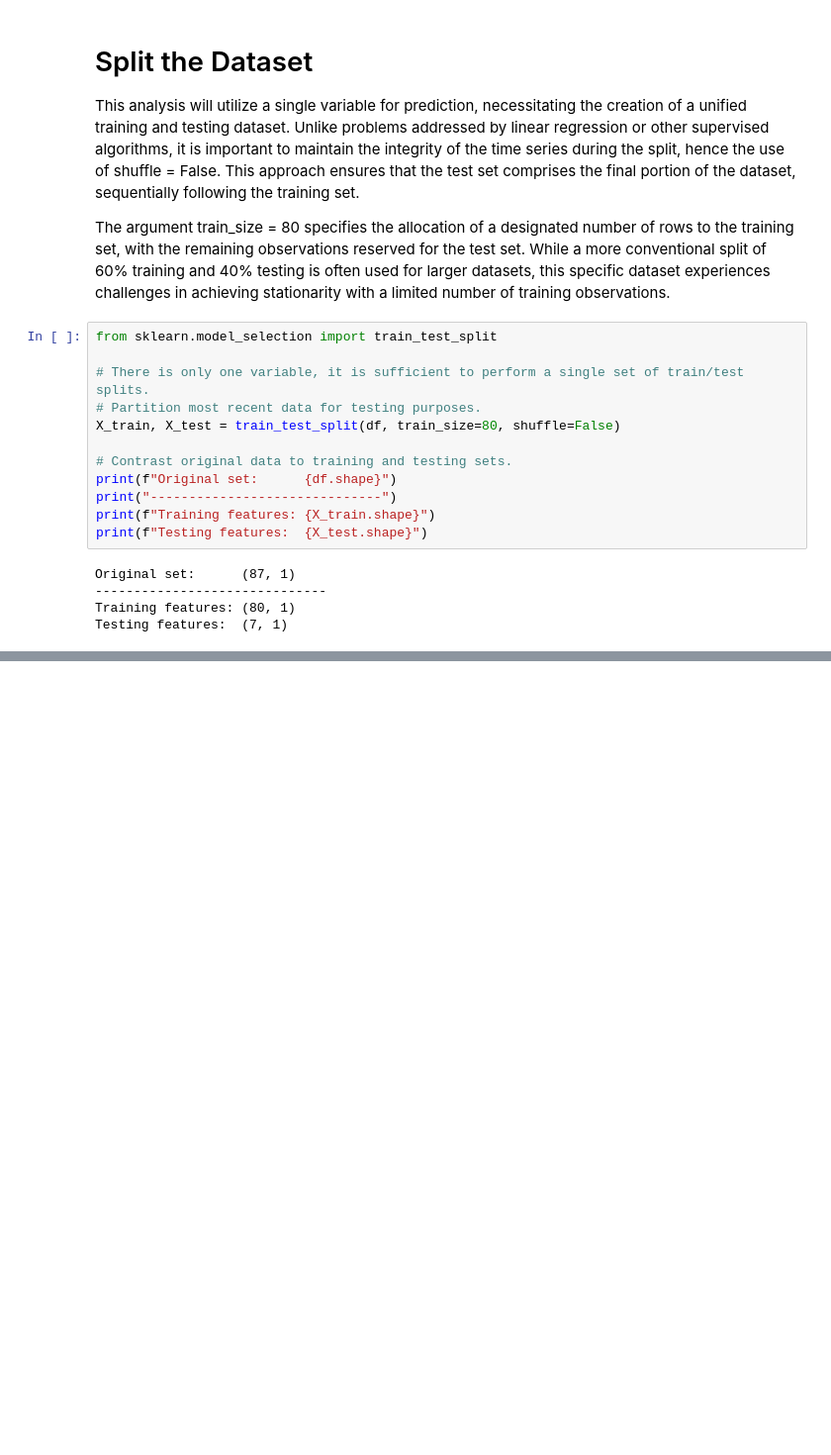
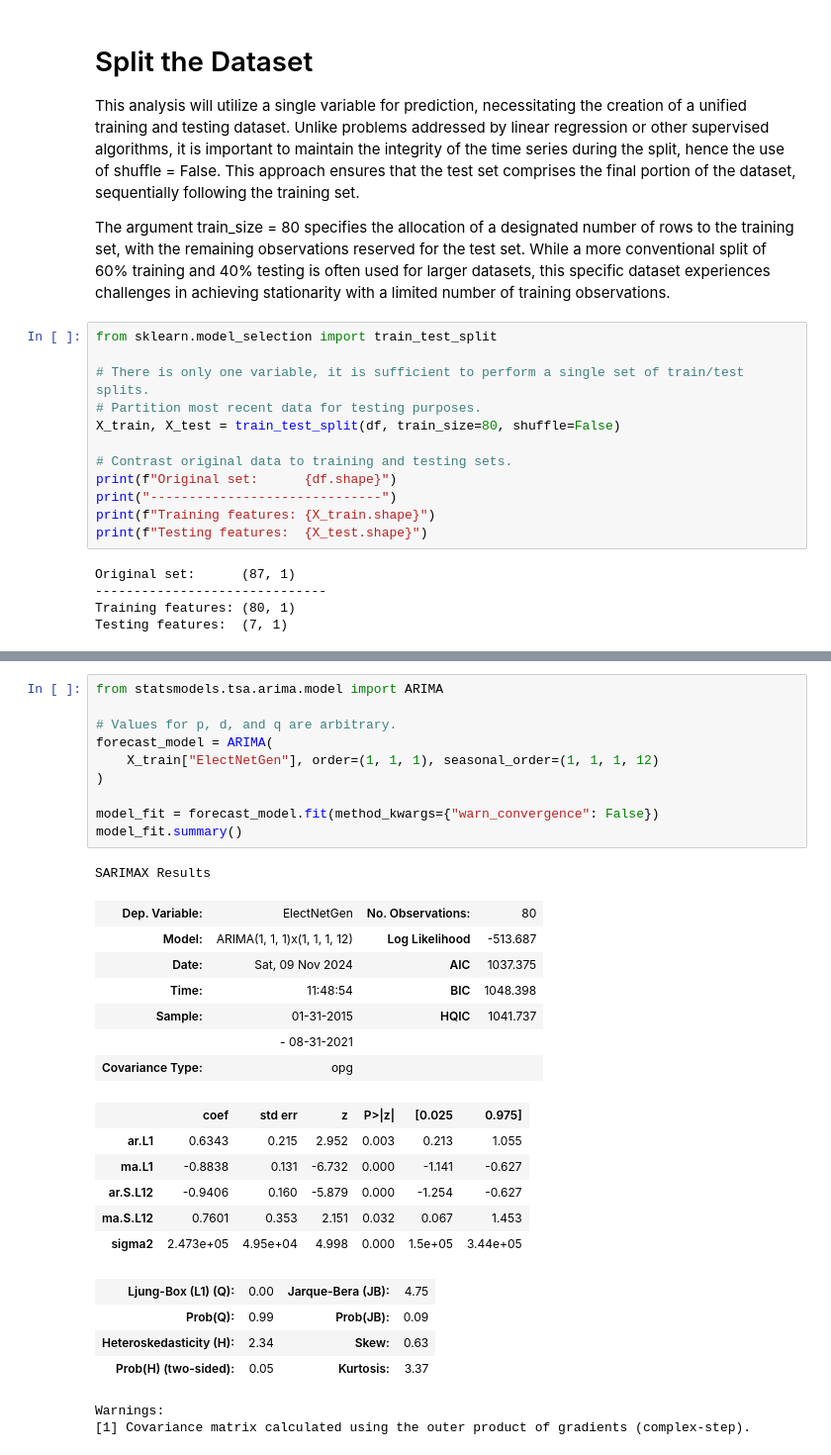
Before and after one commit to tyrantdavis/Forecasting-Solar-Power, a Jupyter notebook: SolarPower.ipynb, the cells around one changed output, grey strips where cells are left out. Shown at 99% size. Drawn from its saved outputs; the diff is of its cells as text; blank space fills up the shorter version.

Commit message:
Generate seasonal ARIMA model.

```diff
--- a/SolarPower.ipynb
+++ b/SolarPower.ipynb
@@ -205,0 +223,31 @@ Testing features:  (7, 1)
+# %%
+from statsmodels.tsa.arima.model import ARIMA
+
+# Values for p, d, and q are arbitrary.
+forecast_model = ARIMA(
+    X_train["ElectNetGen"], order=(1, 1, 1), seasonal_order=(1, 1, 1, 12)
+)
+
+model_fit = forecast_model.fit(method_kwargs={"warn_convergence": False})
+model_fit.summary()
+# %% [output]
+SARIMAX Results
+| Dep. Variable: | ElectNetGen | No. Observations: | 80 |
+| Model: | ARIMA(1, 1, 1)x(1, 1, 1, 12) | Log Likelihood | -513.687 |
+| Date: | Sat, 09 Nov 2024 | AIC | 1037.375 |
+| Time: | 11:48:54 | BIC | 1048.398 |
+| Sample: | 01-31-2015 | HQIC | 1041.737 |
+|  | - 08-31-2021 |  |  |
+| Covariance Type: | opg |  |  |
+|  | coef | std err | z | P>|z| | [0.025 | 0.975] |
+| ar.L1 | 0.6343 | 0.215 | 2.952 | 0.003 | 0.213 | 1.055 |
+| ma.L1 | -0.8838 | 0.131 | -6.732 | 0.000 | -1.141 | -0.627 |
+| ar.S.L12 | -0.9406 | 0.160 | -5.879 | 0.000 | -1.254 | -0.627 |
+| ma.S.L12 | 0.7601 | 0.353 | 2.151 | 0.032 | 0.067 | 1.453 |
+| sigma2 | 2.473e+05 | 4.95e+04 | 4.998 | 0.000 | 1.5e+05 | 3.44e+05 |
+| Ljung-Box (L1) (Q): | 0.00 | Jarque-Bera (JB): | 4.75 |
+| Prob(Q): | 0.99 | Prob(JB): | 0.09 |
+| Heteroskedasticity (H): | 2.34 | Skew: | 0.63 |
+| Prob(H) (two-sided): | 0.05 | Kurtosis: | 3.37 |
+Warnings:
+[1] Covariance matrix calculated using the outer product of gradients (complex-step).
```
Also changed, not shown: parts of 2 cells of this notebook.
